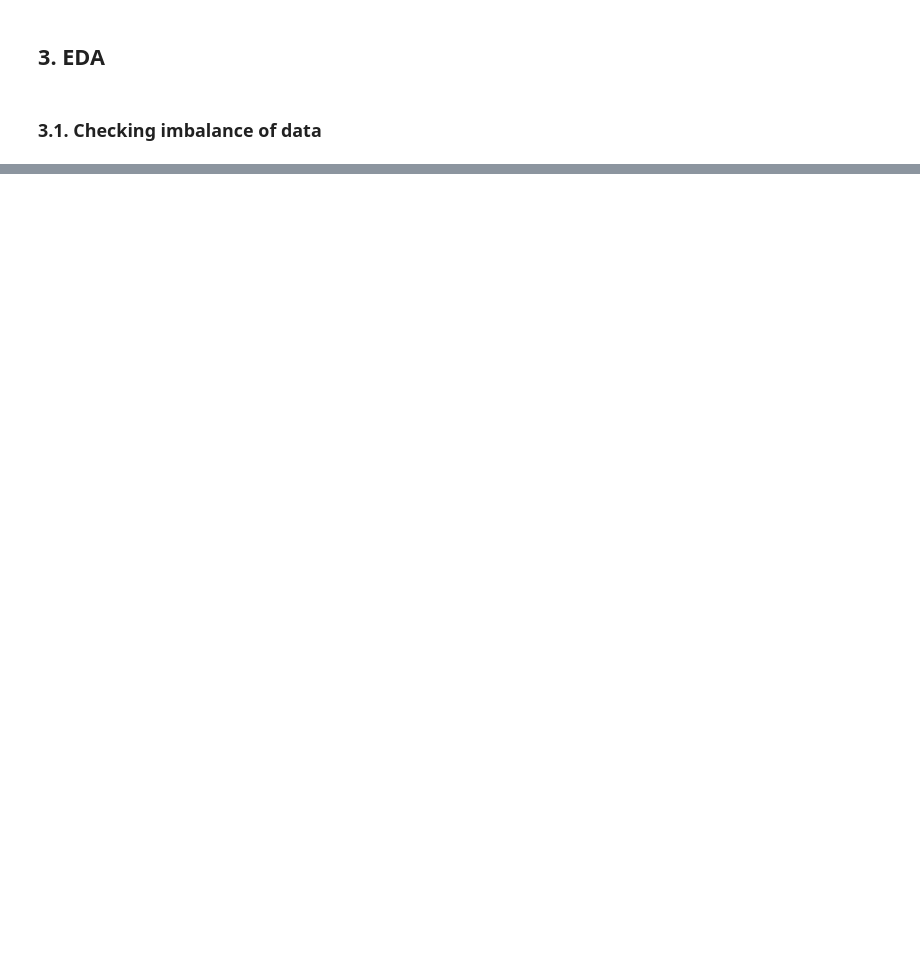
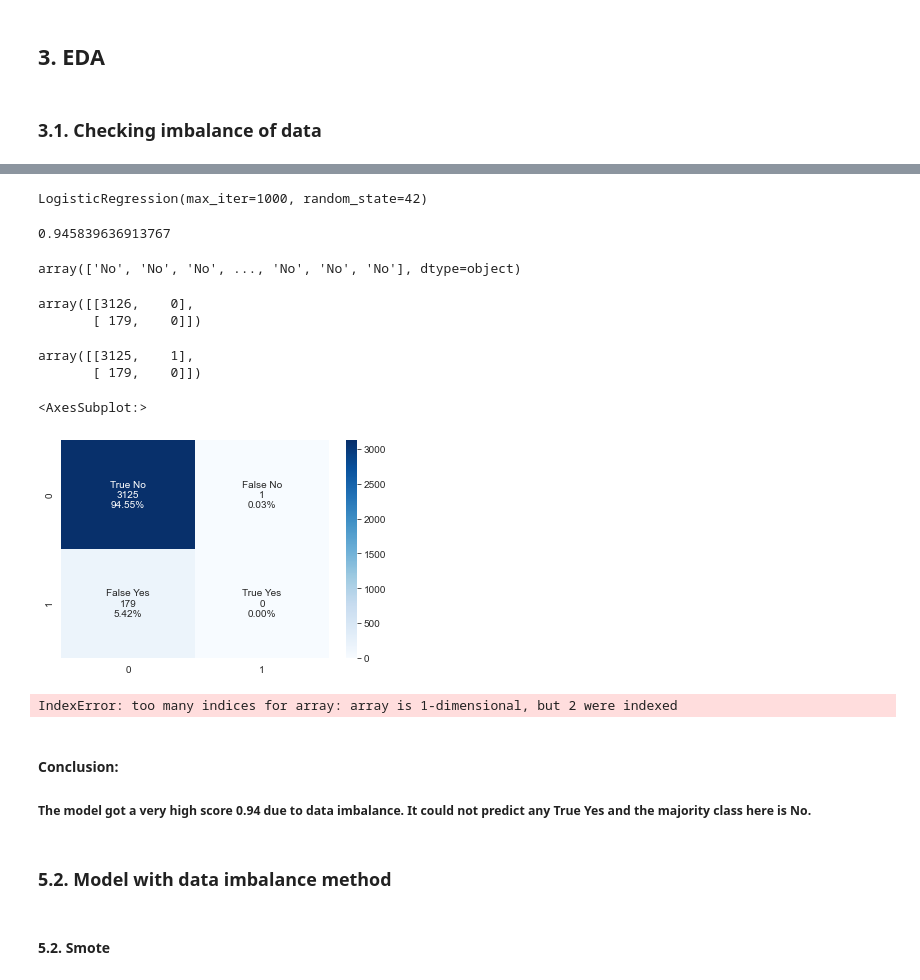
Before and after one commit to ritasilv/P2-Credit-Card-Revival, a Jupyter notebook: P2-Credit-Card_Revival.ipynb, the cells around one changed output, grey strips where cells are left out. Saved outputs shown, nothing was run; the diff lists cells and outputs as text; code cells hidden in the pictures; blank space fills up the shorter version.

```diff
--- a/P2-Credit-Card_Revival.ipynb
+++ b/P2-Credit-Card_Revival.ipynb
@@ -223,0 +382,2 @@ plt.show()
+# %%
+X_train, X_test, y_train, y_test = train_test_split(X, y, test_size=0.2, random_state=10)
@@ -223,0 +388,75 @@ plt.show()
+# %%
+classification = LogisticRegression(random_state=42, max_iter=1000)
+
+classification.fit(X_train, y_train)
+# %% [output]
+LogisticRegression(max_iter=1000, random_state=42)
+# %%
+classification.score(X_test, y_test)
+# %% [output]
+0.945839636913767
+# %%
+predictions = classification.predict(X_test)
+predictions
+# %% [output]
+array(['No', 'No', 'No', ..., 'No', 'No', 'No'], dtype=object)
+# %%
+confusion_matrix(y_test, predictions)
+# %% [output]
+array([[3126,    0],
+       [ 179,    0]])
+# %%
+cf_matrix = confusion_matrix(y_test, predictions)
+cf_matrix
+# %% [output]
+array([[3125,    1],
+       [ 179,    0]])
+# %%
+group_names = ['True No', 'False No', 'False Yes', 'True Yes']
+group_counts = ["{0:0.0f}".format(value) for value in cf_matrix.flatten()]
+group_percentages = ["{0:.2%}".format(value) for value in cf_matrix.flatten()/np.sum(cf_matrix)]
+labels = [f"{v1}\n{v2}\n{v3}" for v1, v2, v3 in zip(group_names,group_counts,group_percentages)]
+labels = np.asarray(labels).reshape(2,2)
+sns.heatmap(cf_matrix, annot=labels, fmt='', cmap='Blues')
+# %% [output]
+<AxesSubplot:>
+[figure, added]
+# %%
+def plot_multiclass_roc(clf, X_test, y_test, n_classes, figsize=(17, 6)):
+    y_score = clf.decision_function(X_test)
+
+    # structures
+    fpr = dict()
+    tpr = dict()
+    roc_auc = dict()
+
+    # calculate dummies once
+    y_test_dummies = pd.get_dummies(y_test, drop_first=False).values
+    for i in range(n_classes):
+        fpr[i], tpr[i], _ = metrics.roc_curve(y_test_dummies[:, i], y_score[:, i])
+        roc_auc[i] = metrics.auc(fpr[i], tpr[i])
+
+    # roc for each class
+    fig, ax = plt.subplots(figsize=figsize)
+    ax.plot([0, 1], [0, 1], 'k--')
+    ax.set_xlim([0.0, 1.0])
+    ax.set_ylim([0.0, 1.05])
+    ax.set_xlabel('False Positive Rate')
+    ax.set_ylabel('True Positive Rate')
+    for i in range(n_classes):
+        ax.plot(fpr[i], tpr[i], label='ROC curve (area = %0.2f) for label %i' % (roc_auc[i], i))
+    ax.legend(loc="best")
+    ax.grid(alpha=.4)
+    sns.despine()
+    plt.show()
+
+plot_multiclass_roc(classification, X_test, y_test, n_classes=4, figsize=(16, 10))
+# %% [output]
+IndexError: too many indices for array: array is 1-dimensional, but 2 were indexed
+# %% [markdown]
+#### Conclusion:
+##### The model got a very high score 0.94 due to data imbalance. It could not predict any True Yes and the majority class here is No.
+# %% [markdown]
+### 5.2. Model with data imbalance method
+# %% [markdown]
+#### 5.2. Smote
```
Also changed, not shown: parts of 71 cells of this notebook, 2 other files.
